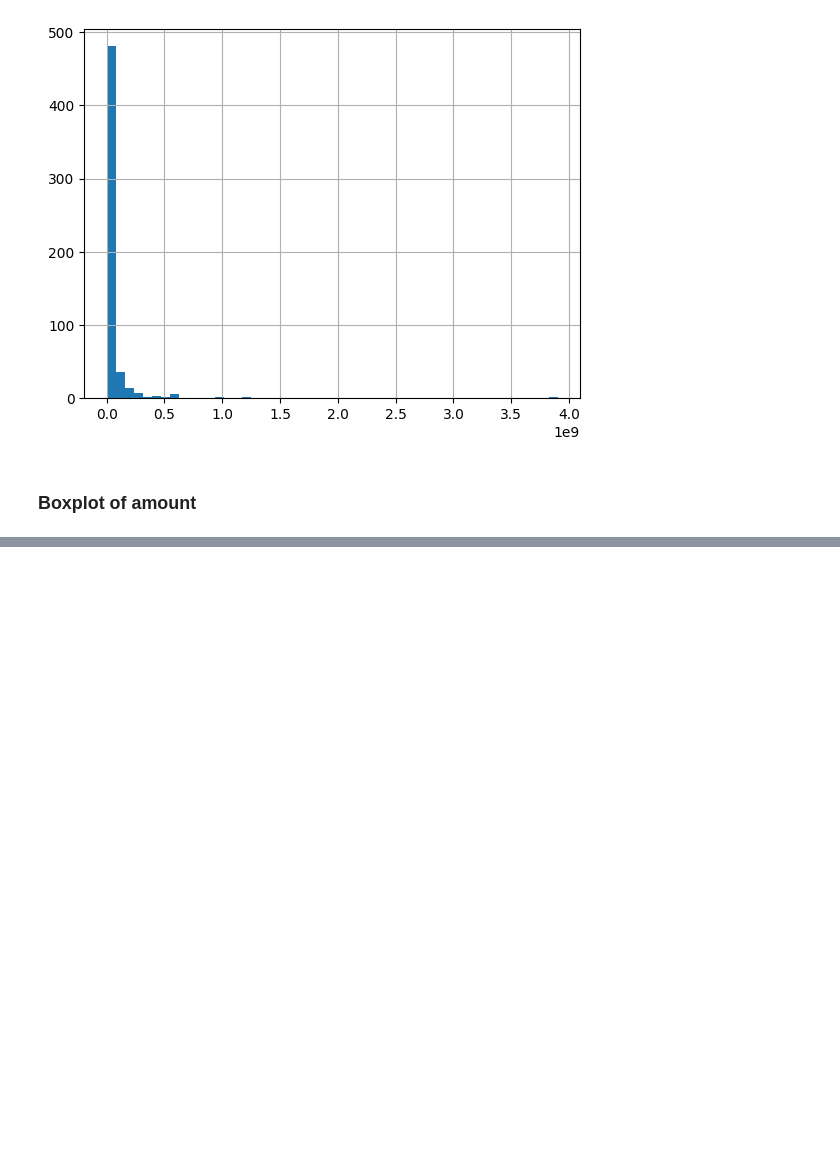
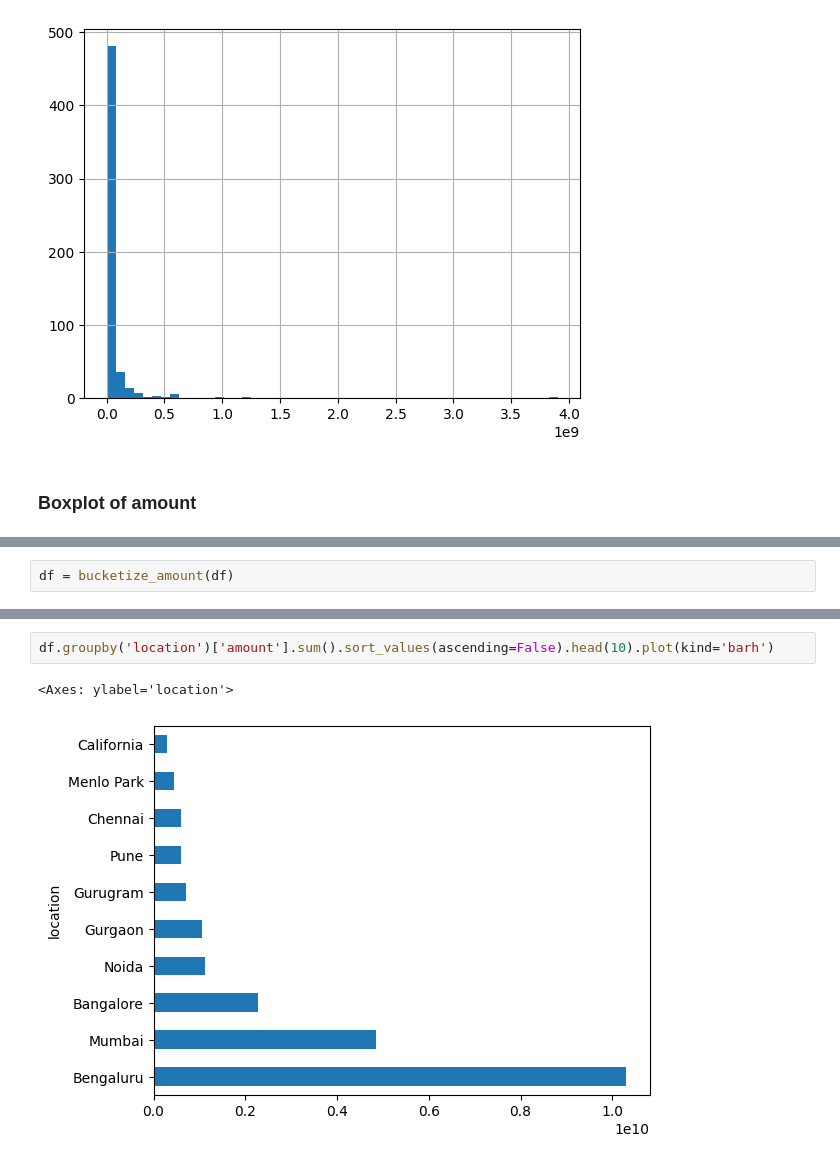
Before and after one commit to OlixIgnacious/indian-startups-transformations, a Jupyter notebook: notebooks/week2_exploration.ipynb, the cells around one changed output, grey strips where cells are left out. Drawn from its saved outputs; the diff is of its cells as text; blank space fills up the shorter version.

```diff
--- a/notebooks/week2_exploration.ipynb
+++ b/notebooks/week2_exploration.ipynb
@@ -223,0 +348,2 @@ df['amount'].
+# %%
+df = bucketize_amount(df)
@@ -223,0 +366,5 @@ df['amount'].
+# %%
+df.groupby('location')['amount'].sum().sort_values(ascending=False).head(10).plot(kind='barh')
+# %% [output]
+<Axes: ylabel='location'>
+[figure, added]
```
Also changed, not shown: parts of 47 cells of this notebook.
